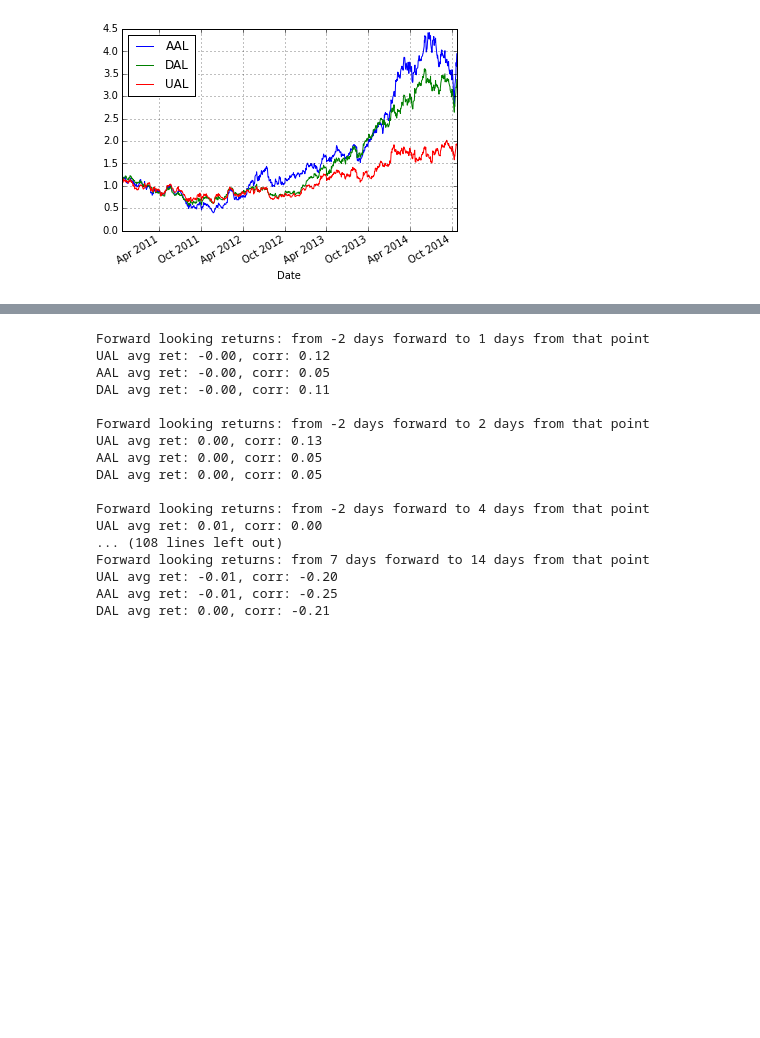
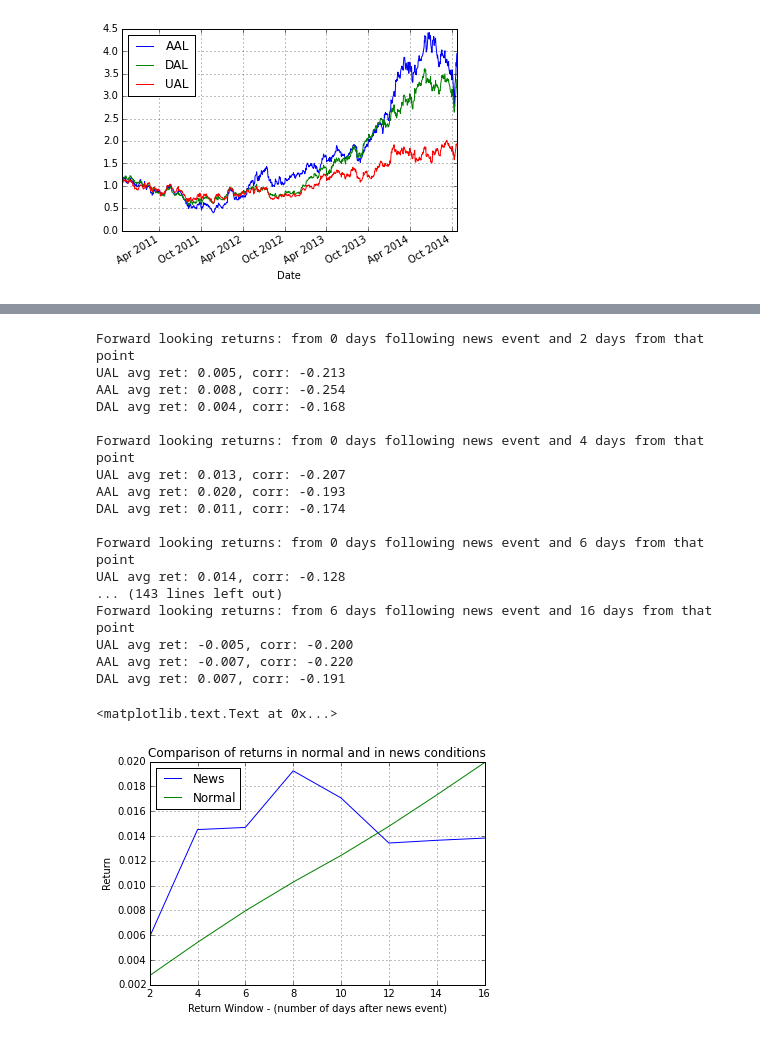
Before and after one commit to rhouck/gdp, a Jupyter notebook: Sentiment Analysis.ipynb, the cells around one changed output, grey strips where cells are left out. Drawn from its saved outputs; the diff is of its cells as text; code cells hidden in the pictures; blank space fills up the shorter version.

Commit message:
polished up sentiment analysis

```diff
--- a/Sentiment Analysis.ipynb
+++ b/Sentiment Analysis.ipynb
@@ -231,11 +290,17 @@ daily_index.plot()
 # %%
 # find forward looking returns for each security
 # this will be used for comparison with returns near news events
-for d in (1, 2, 5, 7, 14):
+# we should expect returns to be near zero, with some non-zero returns as window is lengthened
+windows = (2, 4, 6, 8, 10, 12, 14, 16)
+normal_rets = []
+for d in windows:
     print "Forward looking returns: %s days" % (d)
     fwd_ret = daily_index.shift(-d) / daily_index - 1
+    temp = []
     for t in tickers:
         avg = fwd_ret[t].mean()
-        print "%s avg ret: %0.02f" % (t, avg)
+        temp.append(avg)
+        print "%s avg ret: %0.03f" % (t, avg)
+    normal_rets.append(sum(temp)/len(temp))
     print ""
 # %% [output]
@@ -259,43 +324,55 @@ DAL avg ret: 0.02
 # %%
-# find returns between day of news event and X days after news event
-for f in (-2, 0, 2, 4, 7):
-    for d in (1, 2, 4, 7, 14):
-        print "Forward looking returns: from %s days forward to %s days from that point" % (f, d)
+# find returns between some number of days (f) after news event and the following (d) days
+news_rets = []
+for f in (0, 2, 4, 6):
+    for d in windows:
+        print "Forward looking returns: from %s days following news event and %s days from that point" % (f, d)
 
         fwd_ret = daily_index.shift(-(f+d)) / daily_index.shift(-f) - 1
-        fwd_ret = fwd_ret.ix[s.index]
+        # ignore negative sentiments, only focus on effects of positive sentiments
+        fwd_ret = fwd_ret.ix[s[s>0].index]
 
         # ignore days market is closed
         fwd_ret = fwd_ret.dropna(how='any')
 
+        # truncate s to only include values where fwd_ret is avail
         short_s = s.ix[fwd_ret.index]
-        """
-        # index where sentiment values are negative
-        neg_inds = short_s[short_s <0].index
-        # reverse return values where sentiment is negative to be comparable with positve returns
-        short_s.ix[neg_inds] = short_s.ix[neg_inds] * -1
-        fwd_ret.ix[neg_inds] = fwd_ret.ix[neg_inds] * -1
-        """
+
+        temp = []
         for t in tickers:
             corr = short_s.corr(fwd_ret[t])
             avg = fwd_ret[t].mean()
-            print "%s avg ret: %0.02f, corr: %0.02f" % (t, avg, corr)
+            temp.append(avg)
+            print "%s avg ret: %0.03f, corr: %0.03f" % (t, avg, corr)
         print ""
+        if f == 0:
+            news_rets.append(sum(temp)/len(temp))
 # %% [output]
-Forward looking returns: from -2 days forward to 1 days from that point
-UAL avg ret: -0.00, corr: 0.12
-AAL avg ret: -0.00, corr: 0.05
-DAL avg ret: -0.00, corr: 0.11
+Forward looking returns: from 0 days following news event and 2 days from that point
+UAL avg ret: 0.005, corr: -0.213
+AAL avg ret: 0.008, corr: -0.254
+DAL avg ret: 0.004, corr: -0.168
 
-Forward looking returns: from -2 days forward to 2 days from that point
-UAL avg ret: 0.00, corr: 0.13
-AAL avg ret: 0.00, corr: 0.05
-DAL avg ret: 0.00, corr: 0.05
+Forward looking returns: from 0 days following news event and 4 days from that point
+UAL avg ret: 0.013, corr: -0.207
+AAL avg ret: 0.020, corr: -0.193
+DAL avg ret: 0.011, corr: -0.174
 
-Forward looking returns: from -2 days forward to 4 days from that point
-UAL avg ret: 0.01, corr: 0.00
-... (108 lines left out)
-Forward looking returns: from 7 days forward to 14 days from that point
-UAL avg ret: -0.01, corr: -0.20
-AAL avg ret: -0.01, corr: -0.25
-DAL avg ret: 0.00, corr: -0.21
+Forward looking returns: from 0 days following news event and 6 days from that point
+UAL avg ret: 0.014, corr: -0.128
+... (143 lines left out)
+Forward looking returns: from 6 days following news event and 16 days from that point
+UAL avg ret: -0.005, corr: -0.200
+AAL avg ret: -0.007, corr: -0.220
+DAL avg ret: 0.007, corr: -0.191
+# %%
+comp = pd.DataFrame(data={'Normal': normal_rets,
+                          'News': news_rets},
+                        index=windows,
+                    )
+chart = comp.plot(title='Comparison of returns in normal and in news conditions')
+chart.set_xlabel("Return Window - (number of days after news event) ")
+chart.set_ylabel("Return")
+# %% [output]
+<matplotlib.text.Text at 0x...>
+[figure, added]
```
Also changed, not shown: parts of 11 cells of this notebook.
